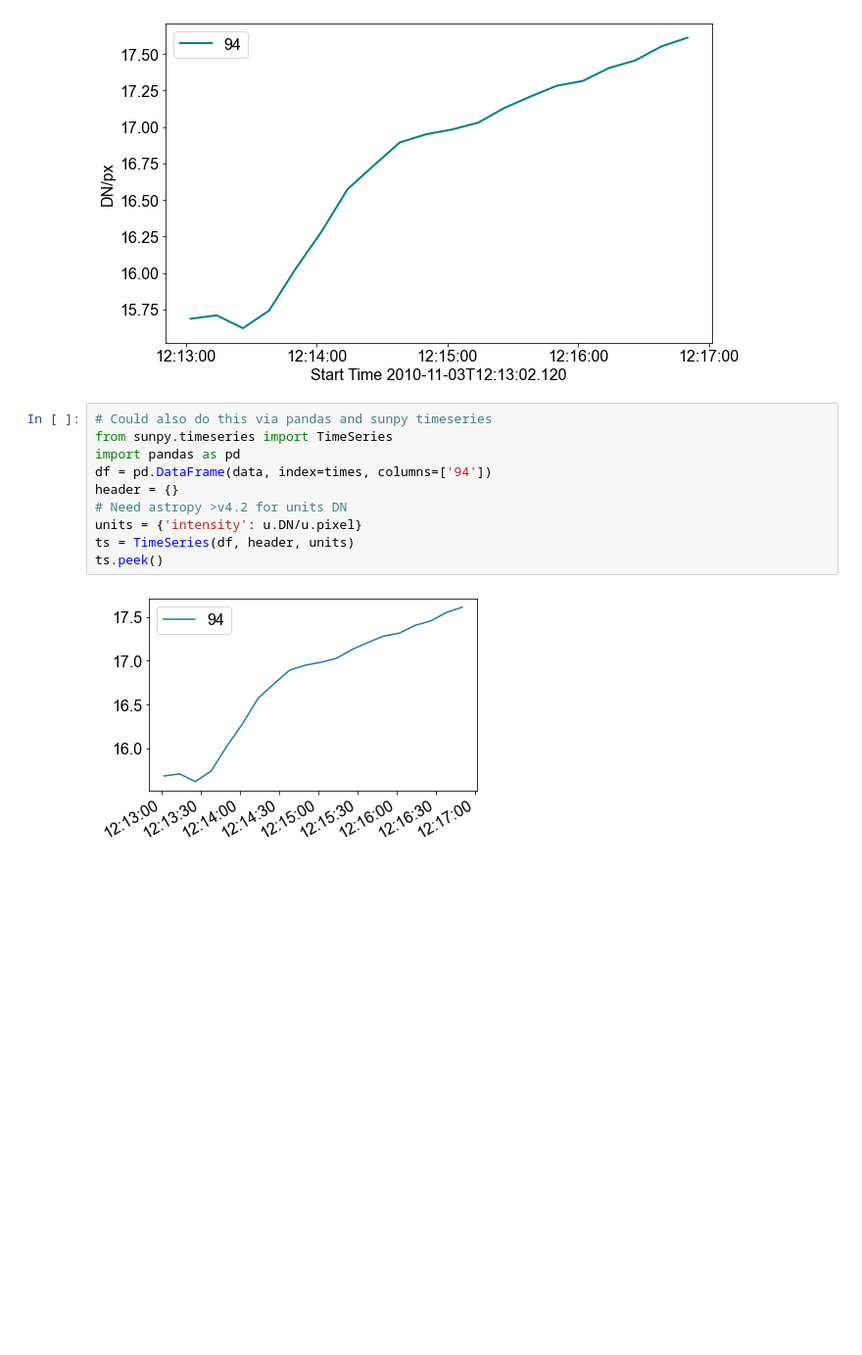
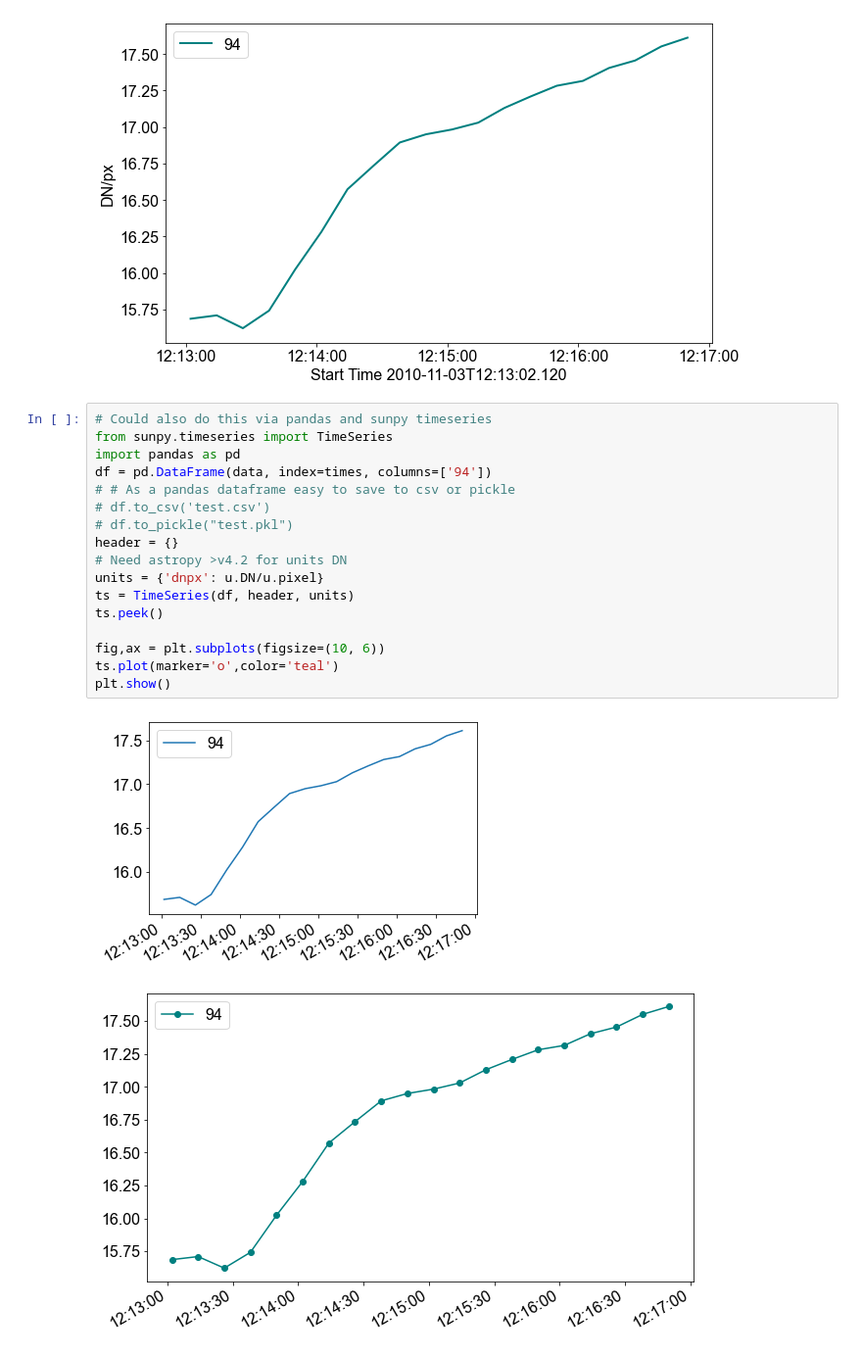
Before and after one commit to ianan/demreg, a Jupyter notebook: python/example_aia_getprep.ipynb, the cells around one changed output. Shown at 98% size. Drawn from its saved outputs; the diff is of its cells as text; blank space fills up the shorter version.

```diff
--- a/python/example_aia_getprep.ipynb
+++ b/python/example_aia_getprep.ipynb
@@ -170,12 +171,20 @@ plt.show()
 # %%
 # Could also do this via pandas and sunpy timeseries
 from sunpy.timeseries import TimeSeries
 import pandas as pd
 df = pd.DataFrame(data, index=times, columns=['94'])
+# # As a pandas dataframe easy to save to csv or pickle
+# df.to_csv('test.csv')
+# df.to_pickle("test.pkl")
 header = {}
 # Need astropy >v4.2 for units DN
-units = {'intensity': u.DN/u.pixel}
+units = {'dnpx': u.DN/u.pixel}
 ts = TimeSeries(df, header, units)
 ts.peek()
+
+fig,ax = plt.subplots(figsize=(10, 6))
+ts.plot(marker='o',color='teal')
+plt.show()
 # %% [output]
 [figure]
+[figure, added]
```
Also changed, not shown: parts of 3 cells of this notebook.
